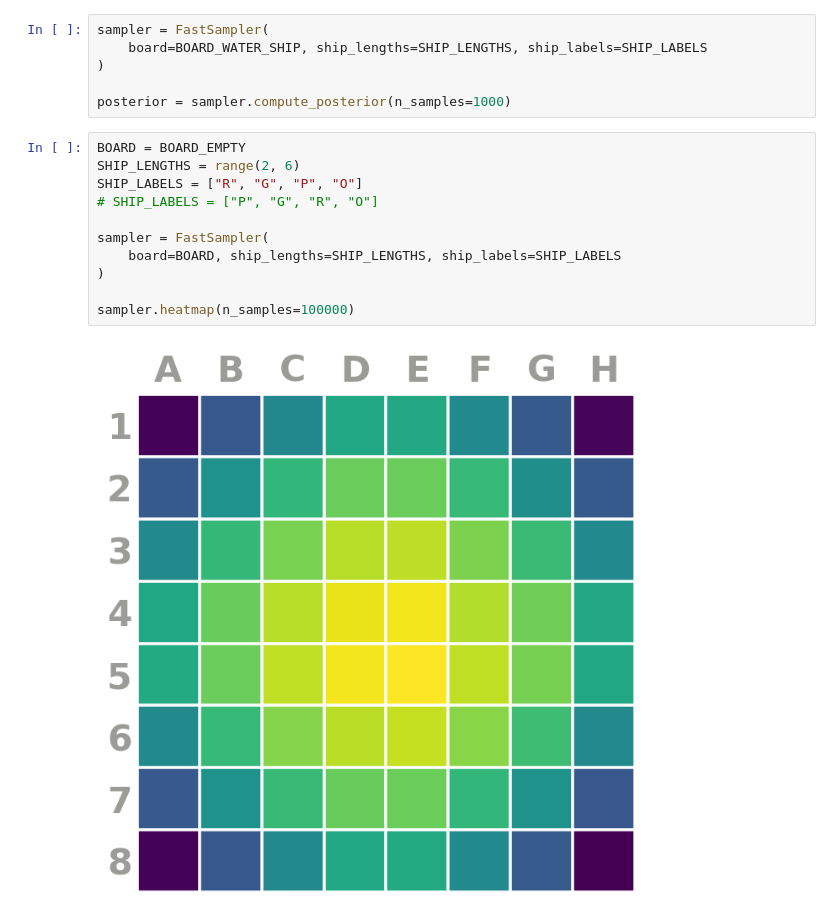
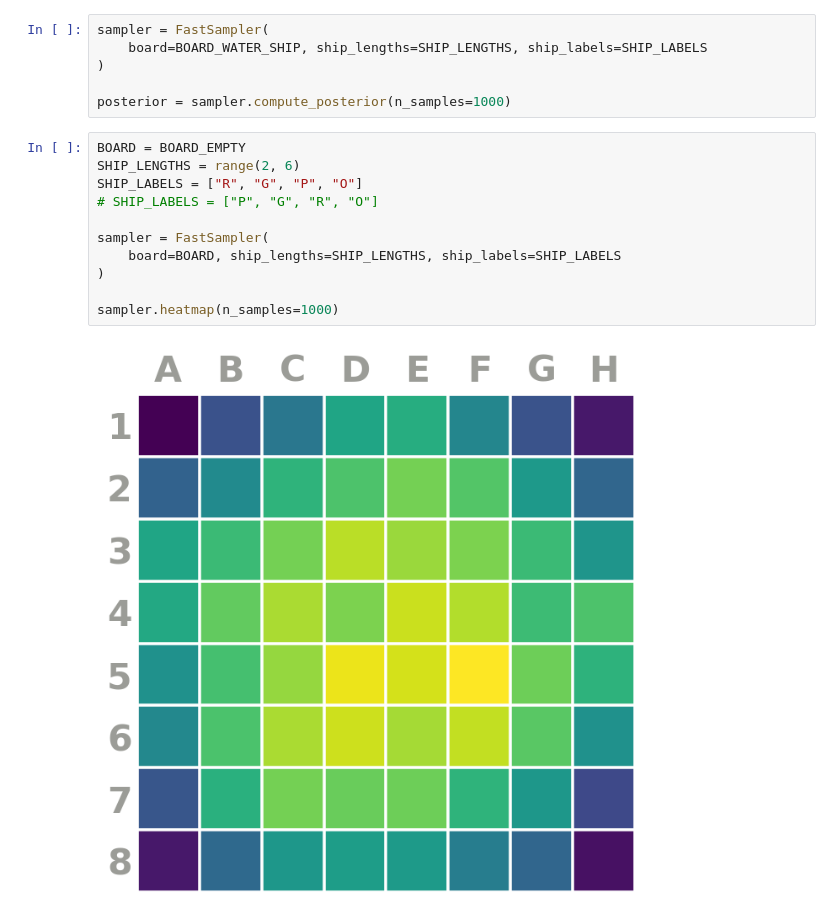
Before and after one commit to gabegrand/battleship, a Jupyter notebook: notebooks/fast_sampler.ipynb, the cells around one changed output. Saved outputs shown, nothing was run; the diff lists cells and outputs as text.

```diff
--- a/notebooks/fast_sampler.ipynb
+++ b/notebooks/fast_sampler.ipynb
@@ -116,13 +116,13 @@ posterior = sampler.compute_posterior(n_samples=1000)
 # %%
 BOARD = BOARD_EMPTY
 SHIP_LENGTHS = range(2, 6)
 SHIP_LABELS = ["R", "G", "P", "O"]
 # SHIP_LABELS = ["P", "G", "R", "O"]
 
 sampler = FastSampler(
     board=BOARD, ship_lengths=SHIP_LENGTHS, ship_labels=SHIP_LABELS
 )
 
-sampler.heatmap(n_samples=100000)
+sampler.heatmap(n_samples=1000)
 # %% [output]
-[figure, old version]
+[figure, new version]
```
Also changed, not shown: parts of 5 cells of this notebook, 1 other file.
